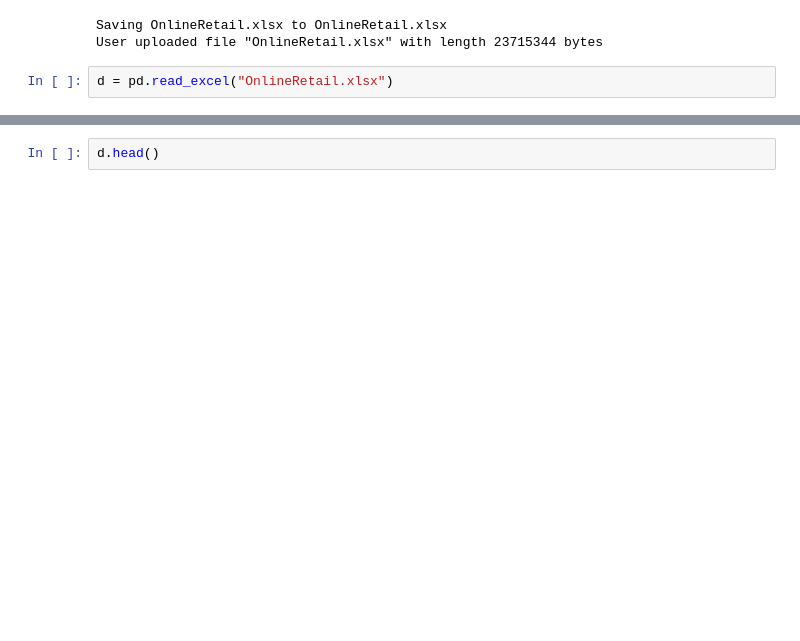
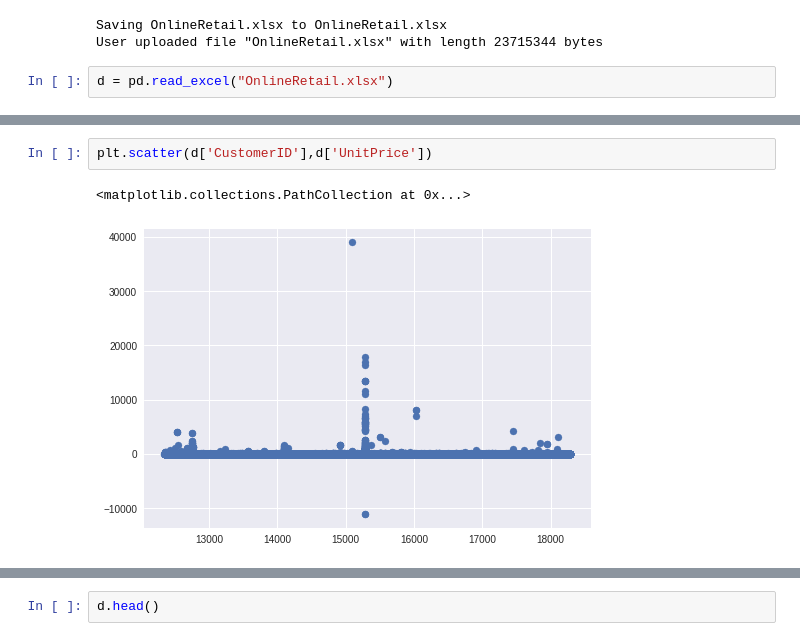
Before and after one commit to anny17/online-retail-dataset, a Jupyter notebook: KNN.ipynb, the cells around one changed output, grey strips where cells are left out. Cells and saved outputs as stored; diff of their text form; blank space fills up the shorter version.

```diff
--- a/KNN.ipynb
+++ b/KNN.ipynb
@@ -23,0 +29,5 @@ d = pd.read_excel("OnlineRetail.xlsx")
+# %%
+plt.scatter(d['CustomerID'],d['UnitPrice'])
+# %% [output]
+<matplotlib.collections.PathCollection at 0x...>
+[figure, added]
```
Also changed, not shown: parts of 5 cells of this notebook.
